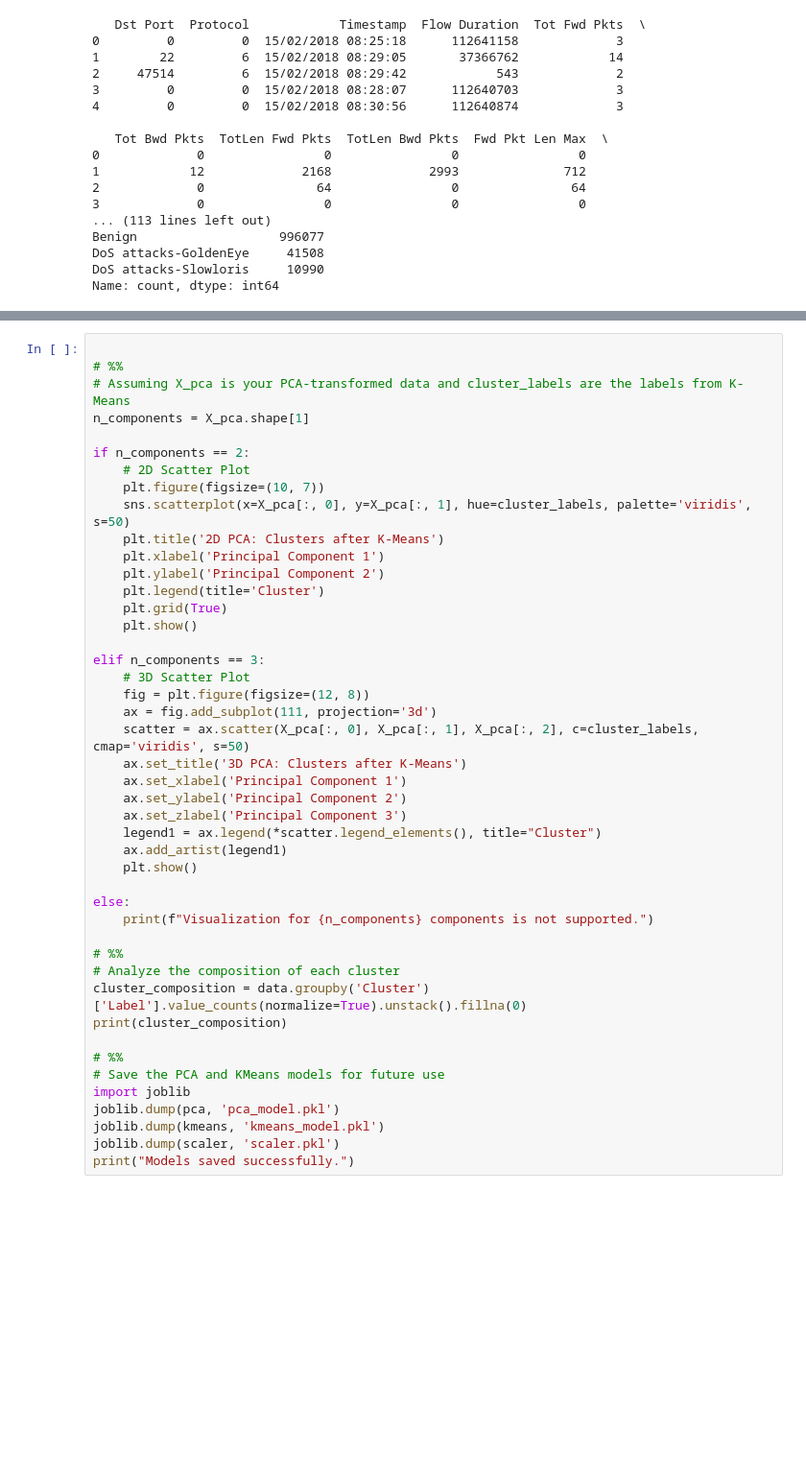
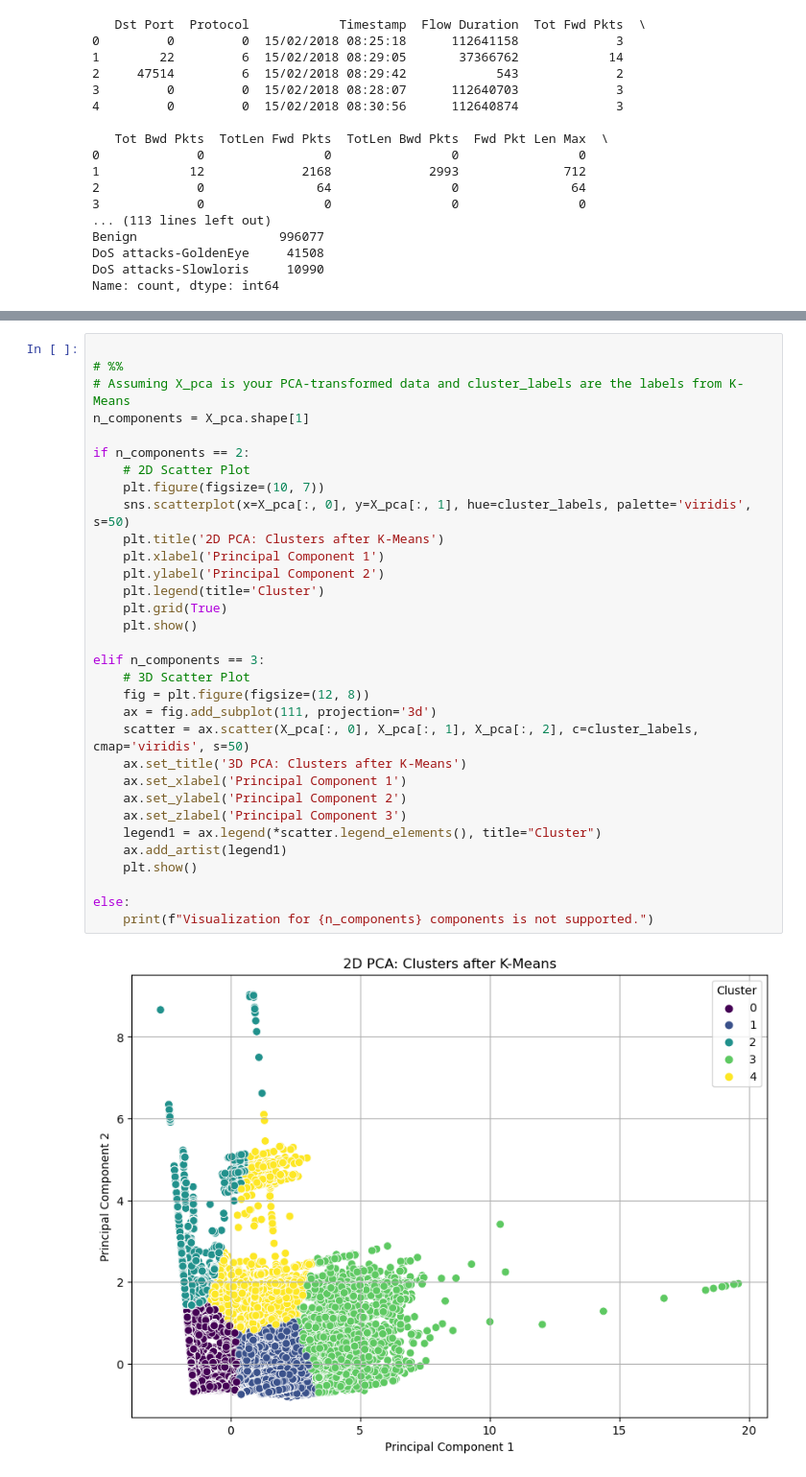
Before and after one commit to rroojrooj/RP3-Notebooks, a Jupyter notebook: k-means/k-means_test1.ipynb, the cells around one changed output, grey strips where cells are left out. Shown: that part at 96% size. Drawn from its saved outputs; the diff is of its cells as text; blank space fills up the shorter version.

```diff
--- a/k-means/k-means_test1.ipynb
+++ b/k-means/k-means_test1.ipynb
@@ -129,43 +175,32 @@ Silhouette Score (sample of 10000): 0.6979283809214152
 # %%
 # Assuming X_pca is your PCA-transformed data and cluster_labels are the labels from K-Means
 n_components = X_pca.shape[1]
 
 if n_components == 2:
     # 2D Scatter Plot
     plt.figure(figsize=(10, 7))
     sns.scatterplot(x=X_pca[:, 0], y=X_pca[:, 1], hue=cluster_labels, palette='viridis', s=50)
     plt.title('2D PCA: Clusters after K-Means')
     plt.xlabel('Principal Component 1')
     plt.ylabel('Principal Component 2')
     plt.legend(title='Cluster')
     plt.grid(True)
     plt.show()
 
 elif n_components == 3:
     # 3D Scatter Plot
     fig = plt.figure(figsize=(12, 8))
     ax = fig.add_subplot(111, projection='3d')
     scatter = ax.scatter(X_pca[:, 0], X_pca[:, 1], X_pca[:, 2], c=cluster_labels, cmap='viridis', s=50)
     ax.set_title('3D PCA: Clusters after K-Means')
     ax.set_xlabel('Principal Component 1')
     ax.set_ylabel('Principal Component 2')
     ax.set_zlabel('Principal Component 3')
     legend1 = ax.legend(*scatter.legend_elements(), title="Cluster")
     ax.add_artist(legend1)
     plt.show()
 
 else:
     print(f"Visualization for {n_components} components is not supported.")
-
-# %%
-# Analyze the composition of each cluster
-cluster_composition = data.groupby('Cluster')['Label'].value_counts(normalize=True).unstack().fillna(0)
-print(cluster_composition)
-
-# %%
-# Save the PCA and KMeans models for future use
-import joblib
-joblib.dump(pca, 'pca_model.pkl')
-joblib.dump(kmeans, 'kmeans_model.pkl')
-joblib.dump(scaler, 'scaler.pkl')
-print("Models saved successfully.")
+# %% [output]
+[figure, added]
```
Also changed, not shown: parts of 7 cells of this notebook, 11 other files.
